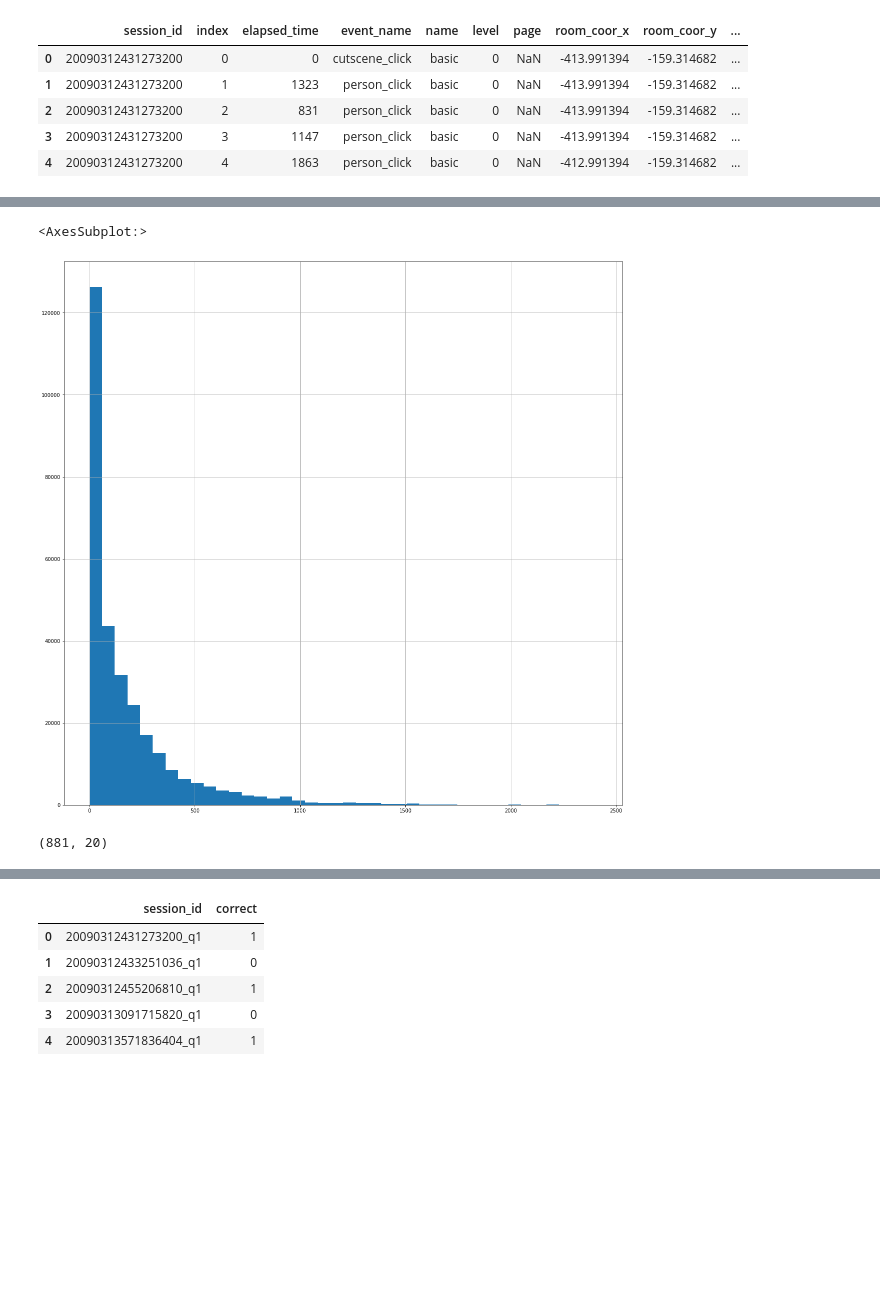
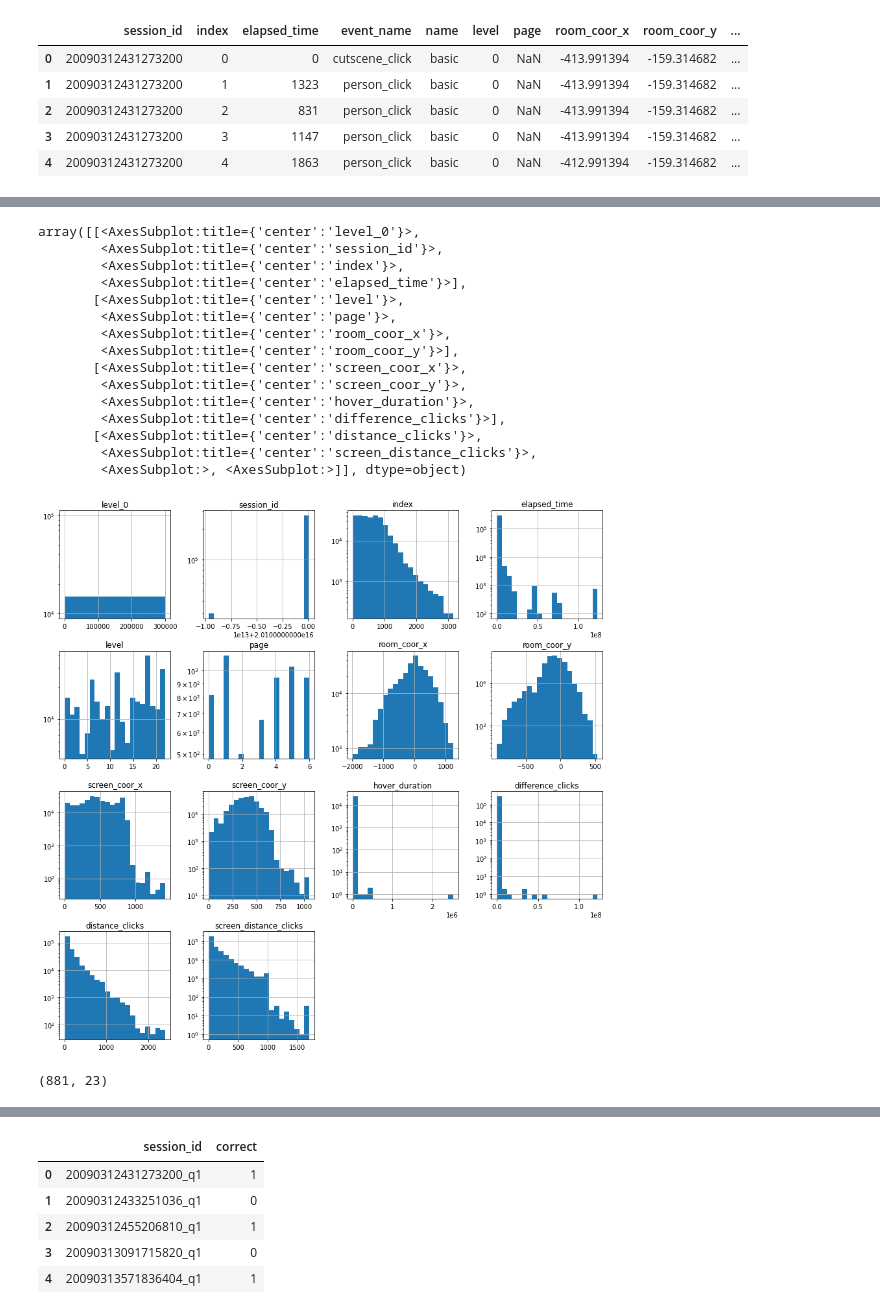
Before and after one commit to Kaggle-Project-TUC-DS/student-performance, a Jupyter notebook: notebooks/playing_with_the_data.ipynb, the cells around one changed output, grey strips where cells are left out. Cells and saved outputs as stored; diff of their text form; code cells hidden in the pictures; blank space fills up the shorter version.

```diff
--- a/notebooks/playing_with_the_data.ipynb
+++ b/notebooks/playing_with_the_data.ipynb
@@ -114,0 +124,3 @@ subset_df = dps.adding_euclid_distance_variable(subset_df)
+# %%
+subset_df = dps.adding_euclid_distance_sum_variable(subset_df)
+#subset_df['distance_clicks'].hist(figsize=(10,10),bins=1000,log=True)
@@ -115,12 +163,26 @@ subset_df = dps.adding_euclid_distance_variable(subset_df)
 # %%
-subset_df['distance_clicks'].hist(figsize=(20,20),bins=40)
+subset_df.hist(figsize=(15,15),bins=20,log=True)
 # %% [output]
-<AxesSubplot:>
+array([[<AxesSubplot:title={'center':'level_0'}>,
+        <AxesSubplot:title={'center':'session_id'}>,
+        <AxesSubplot:title={'center':'index'}>,
+        <AxesSubplot:title={'center':'elapsed_time'}>],
+       [<AxesSubplot:title={'center':'level'}>,
+        <AxesSubplot:title={'center':'page'}>,
+        <AxesSubplot:title={'center':'room_coor_x'}>,
+        <AxesSubplot:title={'center':'room_coor_y'}>],
+       [<AxesSubplot:title={'center':'screen_coor_x'}>,
+        <AxesSubplot:title={'center':'screen_coor_y'}>,
+        <AxesSubplot:title={'center':'hover_duration'}>,
+        <AxesSubplot:title={'center':'difference_clicks'}>],
+       [<AxesSubplot:title={'center':'distance_clicks'}>,
+        <AxesSubplot:title={'center':'screen_distance_clicks'}>,
+        <AxesSubplot:>, <AxesSubplot:>]], dtype=object)
-[figure, old version]
+[figure, new version]
 # %%
 # looking at only one session
 session_df = subset_df[subset_df['session_id'] == 20090312431273200]
 # session_df.to_csv('data/session_20090312431273200.csv', index=False)
 print(session_df.shape)
 # %% [output]
-(881, 20)
+(881, 23)
```
Also changed, not shown: parts of 7 cells of this notebook, 1 other file.
